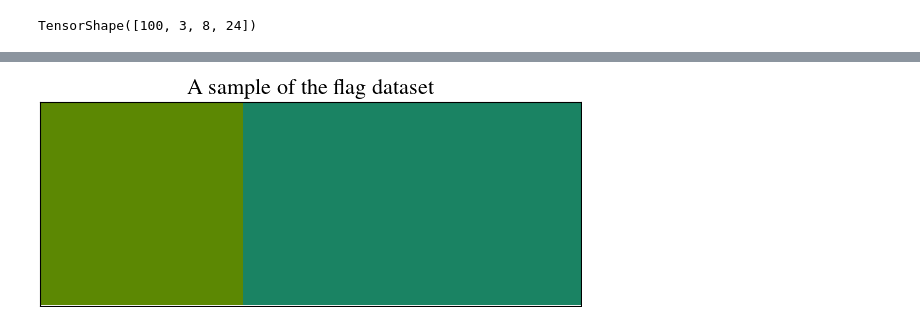
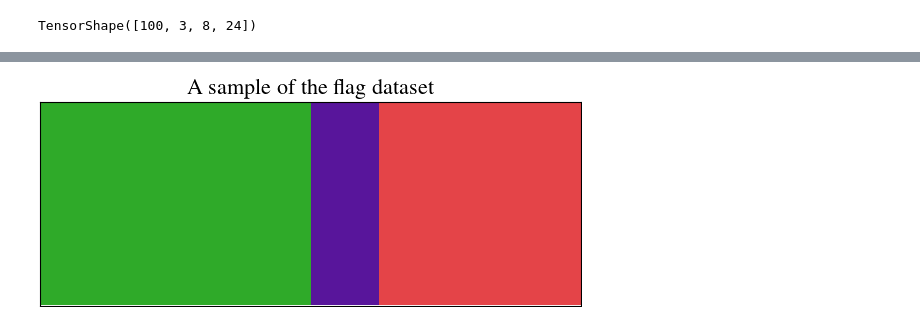
Before and after one commit to pierrelouis1998/analogbits, a Jupyter notebook: walkthrough.ipynb, the cells around one changed output, grey strips where cells are left out. Saved outputs shown, nothing was run; the diff lists cells and outputs as text; code cells hidden in the pictures.

```diff
--- a/walkthrough.ipynb
+++ b/walkthrough.ipynb
@@ -167,5 +145,5 @@ show_flag(feature_test_int[0])
 # %%
 # Original data
-show_flag(feature_int[0])
+show_flag(feature_int[2])
 # %% [output]
-[figure, old version]
+[figure, new version]
```
Also changed, not shown: parts of 25 cells of this notebook, 2 other files.
